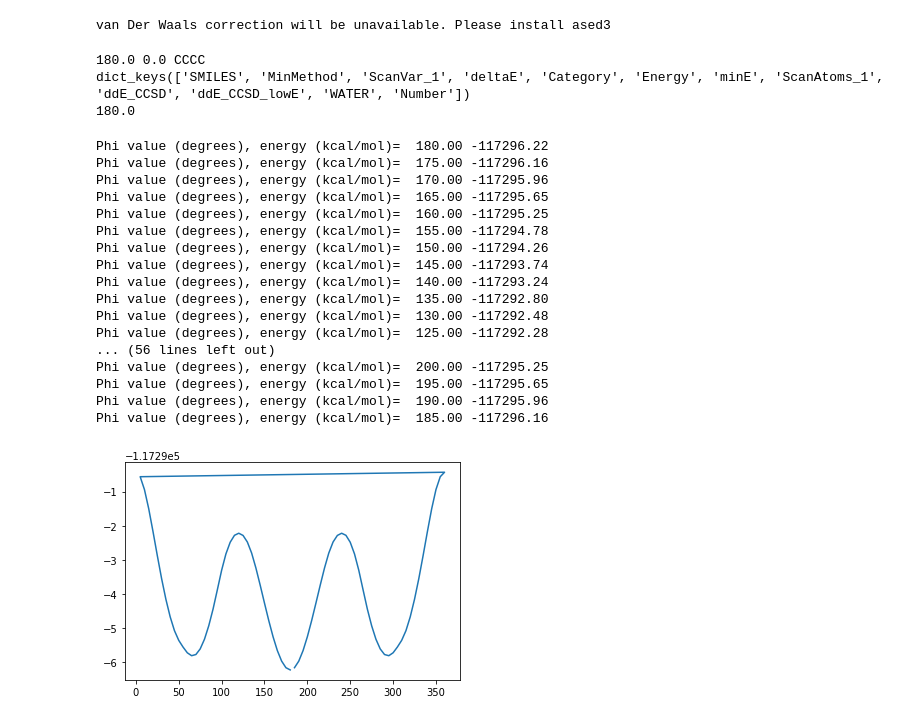
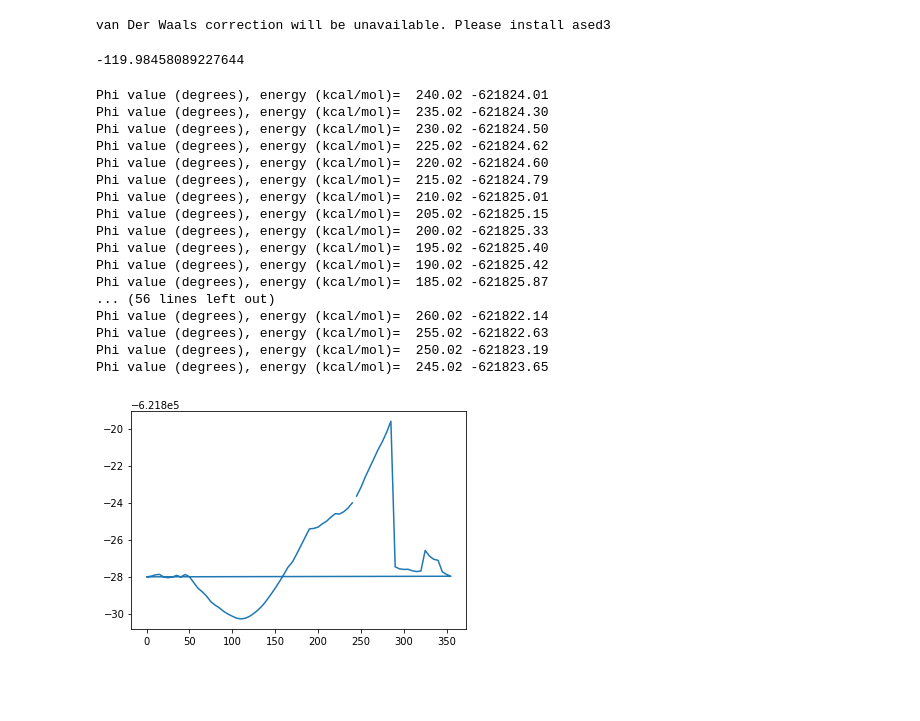
Before and after one commit to Jussmith01/ANI-Tools, a Jupyter notebook: notebooks/dihedral_test.ipynb, the cells around one changed output. Cells and saved outputs as stored; diff of their text form; code cells hidden in the pictures; blank space fills up the shorter version.

```diff
--- a/notebooks/dihedral_test.ipynb
+++ b/notebooks/dihedral_test.ipynb
@@ -13,19 +13,19 @@ van Der Waals correction will be unavailable. Please install ased3
 # %%
 nets = dict()
 
-ntdir = '/home/jsmith48/scratch/ANI-AL_retrain/arc6/'
-nets['ANI-1x(wb97x/TZ)']= {'cns' : ntdir + 'rHCNO-4.6R_16-3.1A_a4-8.params',
-                           'sae' : ntdir + 'sae_linfit.dat',
+ntdir = '/nh/nest/u/jsmith/scratch/Research/ccsd_extrapolation/test_dft_networks/arc11/'
+nets['ANI-1x(wb97x/DZ)']= {'cns' : ntdir + 'rHCNO-4.6R_16-3.1A_a4-8.params',
+                           'sae' : ntdir + 'sae_wb97x-631gd.dat',
                            'nnf' : ntdir + 'train',
                            'Nn'  : 5}
 # %%
-ens = ensemblemolecule(nets['ANI-1x(wb97x/TZ)']['cns'], nets['ANI-1x(wb97x/TZ)']['sae'], nets['ANI-1x(wb97x/TZ)']['nnf'], nets['ANI-1x(wb97x/TZ)']['Nn'], 3)
+ens = ensemblemolecule(nets['ANI-1x(wb97x/DZ)']['cns'], nets['ANI-1x(wb97x/DZ)']['sae'], nets['ANI-1x(wb97x/DZ)']['nnf'], nets['ANI-1x(wb97x/DZ)']['Nn'], 0)
 # %%
-suppl = Chem.SDMolSupplier('/home/jsmith48/scratch/ccsd_extrapolation/ccsd_testcase/QM_MM_Gas_Phase_Torsion_Scan_Individual_Results_with_CCSD_T_CBS_baseline.sdf', removeHs=False)
+suppl = Chem.SDMolSupplier('/nh/nest/u/jsmith/scratch/Research/ccsd_extrapolation/ccsd_testcase/QM_MM_Gas_Phase_Torsion_Scan_Individual_Results_with_CCSD_T_CBS_baseline.sdf', removeHs=False)
 for i,mol in enumerate(suppl):
     props = mol.GetPropsAsDict()
 
-    if props['deltaE'] < 1.0e-3 and props['MinMethod'] == 'CCSD_T_CBS_MP2' and props['SMILES']=='CCCC':
+    if props['deltaE'] < 1.0e-3 and props['MinMethod'] == 'CCSD_T_CBS_MP2':
         print(props['ScanVar_1'],props['deltaE'], props['SMILES'])
         print(props.keys())
         didx = np.fromstring(props['ScanAtoms_1'], dtype=np.uint32, sep=' ')
@@ -36,25 +36,29 @@ for i,mol in enumerate(suppl):
 
         plt.plot(p,e)
         plt.show()
-# %% [output]
-180.0 0.0 CCCC
-dict_keys(['SMILES', 'MinMethod', 'ScanVar_1', 'deltaE', 'Category', 'Energy', 'minE', 'ScanAtoms_1', 'ddE_CCSD', 'ddE_CCSD_lowE', 'WATER', 'Number'])
-180.0
-Phi value (degrees), energy (kcal/mol)=  180.00 -117296.22
-Phi value (degrees), energy (kcal/mol)=  175.00 -117296.16
-Phi value (degrees), energy (kcal/mol)=  170.00 -117295.96
-Phi value (degrees), energy (kcal/mol)=  165.00 -117295.65
-Phi value (degrees), energy (kcal/mol)=  160.00 -117295.25
-Phi value (degrees), energy (kcal/mol)=  155.00 -117294.78
-Phi value (degrees), energy (kcal/mol)=  150.00 -117294.26
-Phi value (degrees), energy (kcal/mol)=  145.00 -117293.74
-Phi value (degrees), energy (kcal/mol)=  140.00 -117293.24
-Phi value (degrees), energy (kcal/mol)=  135.00 -117292.80
-Phi value (degrees), energy (kcal/mol)=  130.00 -117292.48
-Phi value (degrees), energy (kcal/mol)=  125.00 -117292.28
-... (56 lines left out)
-Phi value (degrees), energy (kcal/mol)=  200.00 -117295.25
-Phi value (degrees), energy (kcal/mol)=  195.00 -117295.65
-Phi value (degrees), energy (kcal/mol)=  190.00 -117295.96
-Phi value (degrees), energy (kcal/mol)=  185.00 -117296.16
-[figure, removed]
+# %%
+mol = Chem.MolFromMolFile('/auto/nest/nest/u/jsmith/Downloads/drugbank-1250.ipt.mol', removeHs=False)
+
+ts = pya.ani_tortion_scanner(ens)
+
+p,e = ts.scan_tortion(mol, [11,12,13,15], 5.0, 72)
+# %% [output]
+-119.98458089227644
+Phi value (degrees), energy (kcal/mol)=  240.02 -621824.01
+Phi value (degrees), energy (kcal/mol)=  235.02 -621824.30
+Phi value (degrees), energy (kcal/mol)=  230.02 -621824.50
+Phi value (degrees), energy (kcal/mol)=  225.02 -621824.62
+Phi value (degrees), energy (kcal/mol)=  220.02 -621824.60
+Phi value (degrees), energy (kcal/mol)=  215.02 -621824.79
+Phi value (degrees), energy (kcal/mol)=  210.02 -621825.01
+Phi value (degrees), energy (kcal/mol)=  205.02 -621825.15
+Phi value (degrees), energy (kcal/mol)=  200.02 -621825.33
+Phi value (degrees), energy (kcal/mol)=  195.02 -621825.40
+Phi value (degrees), energy (kcal/mol)=  190.02 -621825.42
+Phi value (degrees), energy (kcal/mol)=  185.02 -621825.87
+... (56 lines left out)
+Phi value (degrees), energy (kcal/mol)=  260.02 -621822.14
+Phi value (degrees), energy (kcal/mol)=  255.02 -621822.63
+Phi value (degrees), energy (kcal/mol)=  250.02 -621823.19
+Phi value (degrees), energy (kcal/mol)=  245.02 -621823.65
+[figure, added]
```
Also changed, not shown: parts of 1 cell of this notebook, 2 other files.
